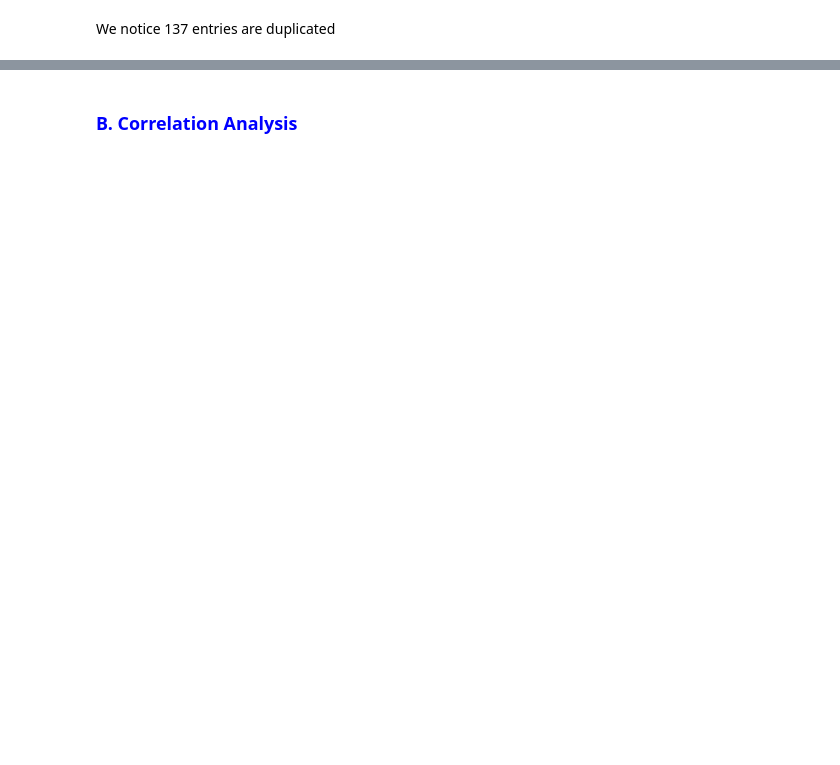
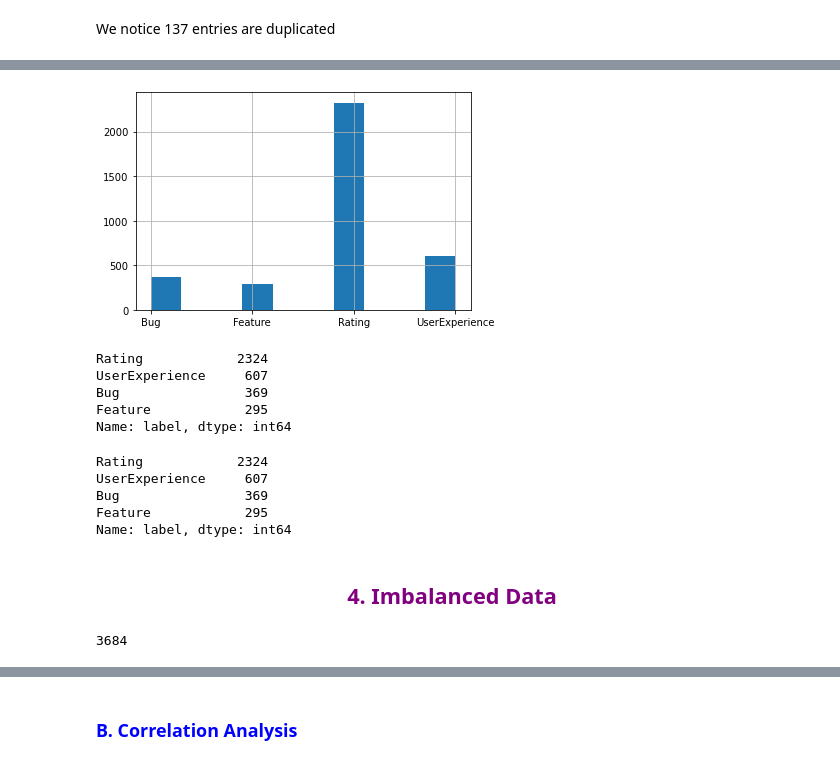
Before and after one commit to ZYousef/CS485-Project, a Jupyter notebook: CS485-Project-Notebook.ipynb, the cells around one changed output, grey strips where cells are left out. Drawn from its saved outputs; the diff is of its cells as text; code cells hidden in the pictures; blank space fills up the shorter version.

```diff
--- a/CS485-Project-Notebook.ipynb
+++ b/CS485-Project-Notebook.ipynb
@@ -101,0 +200,36 @@ df.apply(lambda x : pd.factorize(x)[0]).corr(method='pearson', min_periods=1)
+# %%
+df.label.hist();
+# %% [output]
+[figure, added]
+# %%
+ df.label.value_counts()
+# %% [output]
+Rating            2324
+UserExperience     607
+Bug                369
+Feature            295
+Name: label, dtype: int64
+# %%
+ df.label.value_counts()
+# %% [output]
+Rating            2324
+UserExperience     607
+Bug                369
+Feature            295
+Name: label, dtype: int64
+# %% [markdown]
+## <center><font color=purple>4. Imbalanced Data<a class="anchor" id="fourth-bullet"></a>
+# %%
+#Blanaces the data and makes sure new aguments data duplicates are <=25 or reached limit
+df_balanced = oversample(df)
+dups = df_balanced.duplicated().sum()
+num_iter=0
+while num_iter < 10 & dups > 25 :
+    df_balanced.drop_duplicates(inplace=True)
+    df_balanced = oversample(df)
+    dups = df_balanced.duplicated().sum()
+    num_iter+=1
+#Make sure original dataset is embedded
+pd.merge(df,df_balanced,how='inner').shape[0]
+# %% [output]
+3684
```
Also changed, not shown: parts of 70 cells of this notebook, 1 other file.
